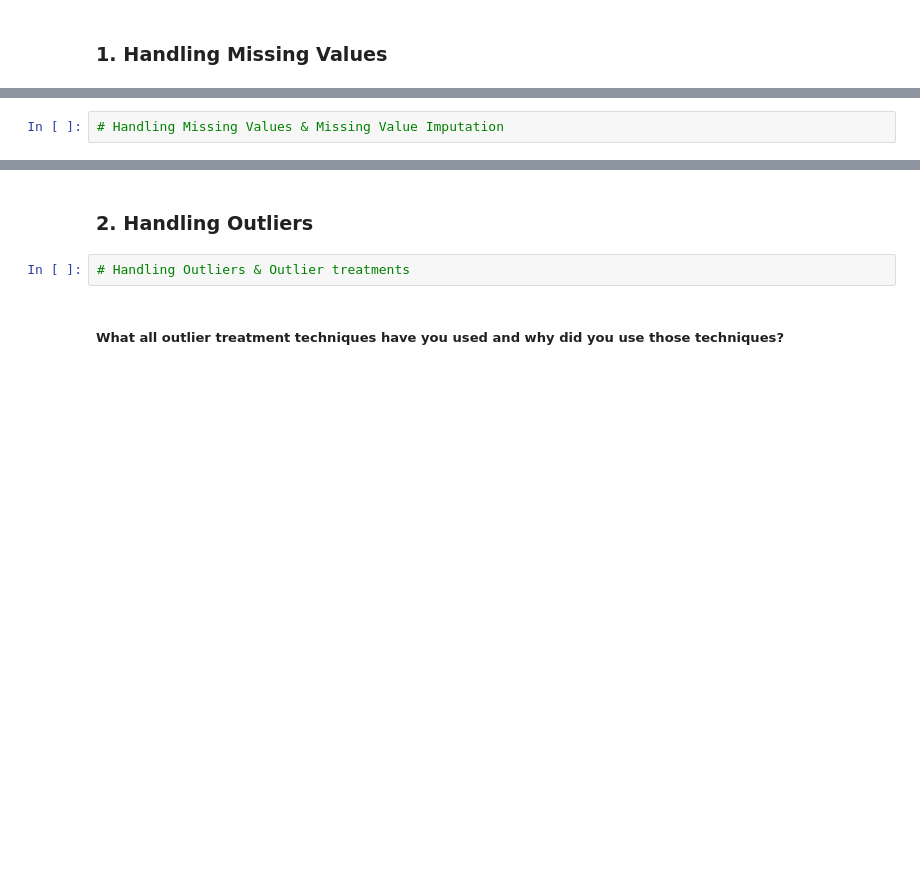
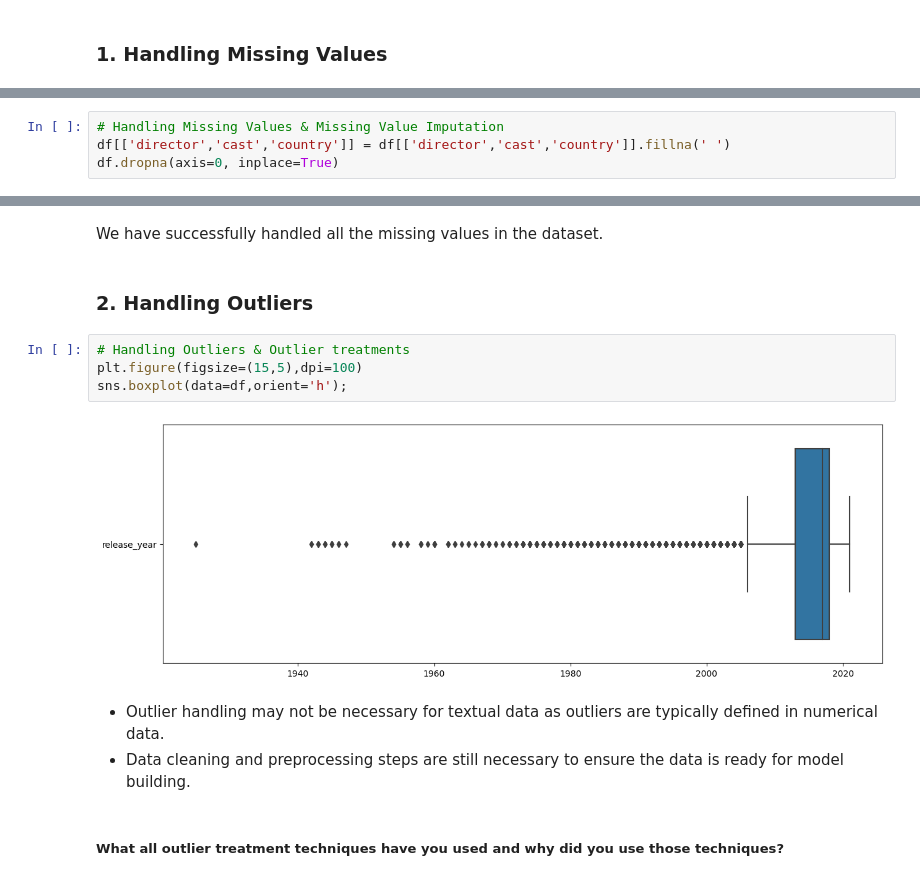
Before and after one commit to saidul-mondal-au7/netflix_movies_show_tv_shows, a Jupyter notebook: Netflix_movies_&_tv_shows.ipynb, the cells around one changed output, grey strips where cells are left out. Saved outputs shown, nothing was run; the diff lists cells and outputs as text; blank space fills up the shorter version.

```diff
--- a/Netflix_movies_&_tv_shows.ipynb
+++ b/Netflix_movies_&_tv_shows.ipynb
@@ -666,2 +611,4 @@ Answer Here.
 # %%
 # Handling Missing Values & Missing Value Imputation
+df[['director','cast','country']] = df[['director','cast','country']].fillna(' ')
+df.dropna(axis=0, inplace=True)
@@ -672,7 +632,16 @@ Answer Here.
+# %% [markdown]
+We have successfully handled all the missing values in the dataset.
 # %% [markdown]
 ### 2. Handling Outliers
-# %%
-# Handling Outliers & Outlier treatments
+# %%
+# Handling Outliers & Outlier treatments
+plt.figure(figsize=(15,5),dpi=100)
+sns.boxplot(data=df,orient='h');
+# %% [output]
+[figure, added]
+# %% [markdown]
+* Outlier handling may not be necessary for textual data as outliers are typically defined in numerical data.
+* Data cleaning and preprocessing steps are still necessary to ensure the data is ready for model building.
 # %% [markdown]
 ##### What all outlier treatment techniques have you used and why did you use those techniques?
 # %% [markdown]
```
Also changed, not shown: parts of 41 cells of this notebook.
